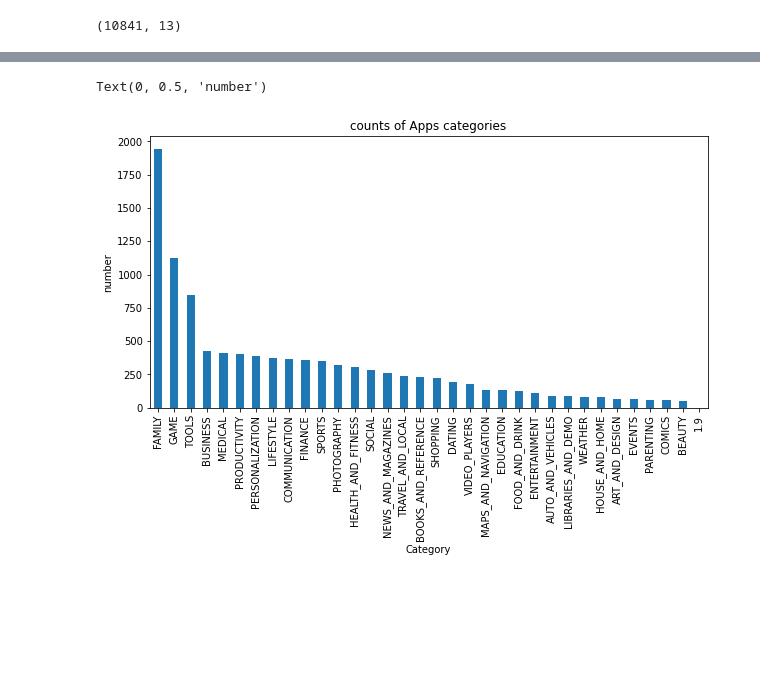
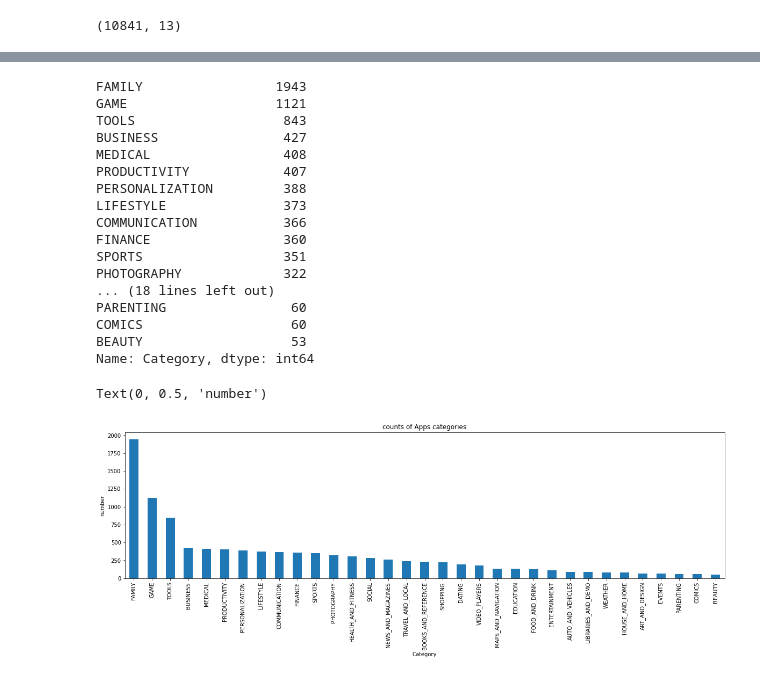
Before and after one commit to preetikhullbe/play-store-app-review, a Jupyter notebook: preeti_Play_Store_App_Review_Analysis_Capstone_Project.ipynb, the cells around one changed output, grey strips where cells are left out. Drawn from its saved outputs; the diff is of its cells as text; code cells hidden in the pictures; blank space fills up the shorter version.

```diff
--- a/preeti_Play_Store_App_Review_Analysis_Capstone_Project.ipynb
+++ b/preeti_Play_Store_App_Review_Analysis_Capstone_Project.ipynb
@@ -117,14 +112,37 @@ COMICS                   60
 BEAUTY                   53
 1.9                       1
 Name: Category, dtype: int64
+# %%
+#removing the unwanted value
+df1=df1.drop(df1.index[df1['Category']=='1.9'])
+# %%
+df1['Category'].value_counts()
+# %% [output]
+FAMILY                 1943
+GAME                   1121
+TOOLS                   843
+BUSINESS                427
+MEDICAL                 408
+PRODUCTIVITY            407
+PERSONALIZATION         388
+LIFESTYLE               373
+COMMUNICATION           366
+FINANCE                 360
+SPORTS                  351
+PHOTOGRAPHY             322
+... (18 lines left out)
+PARENTING                60
+COMICS                   60
+BEAUTY                   53
+Name: Category, dtype: int64
 # %%
 #ploting a bar graph for finding which category has highest share of apps
 a=df1['Category'].value_counts()
 # %%
-category_bar=a.plot.bar(figsize=(10,5))
+category_bar=a.plot.bar(figsize=(20,5))
 category_bar.set_title('counts of Apps categories')
 category_bar.set_xlabel('Category')
 category_bar.set_ylabel('number')
 # %% [output]
 Text(0, 0.5, 'number')
-[figure, old version]
+[figure, new version]
```
Also changed, not shown: parts of 3 cells of this notebook.
